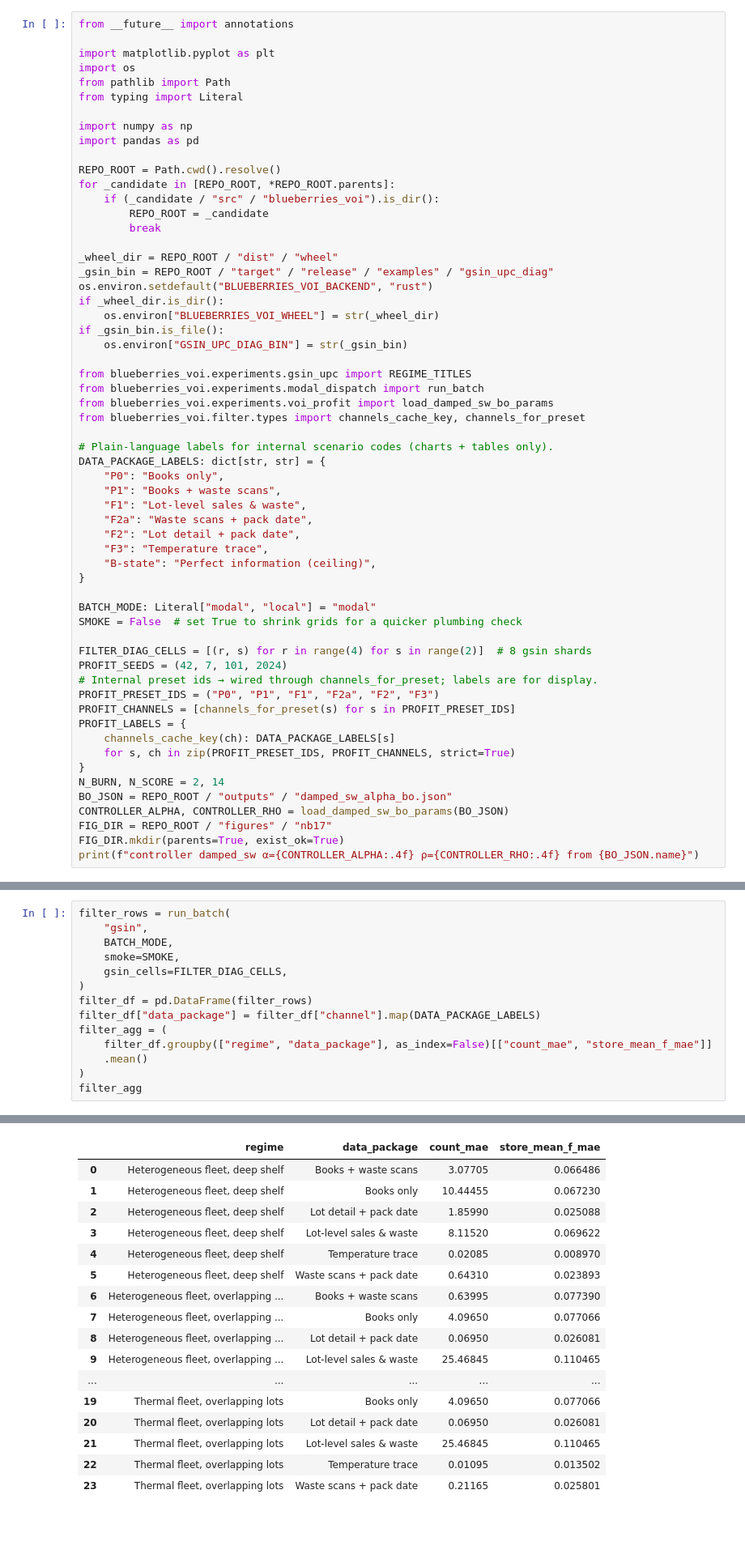
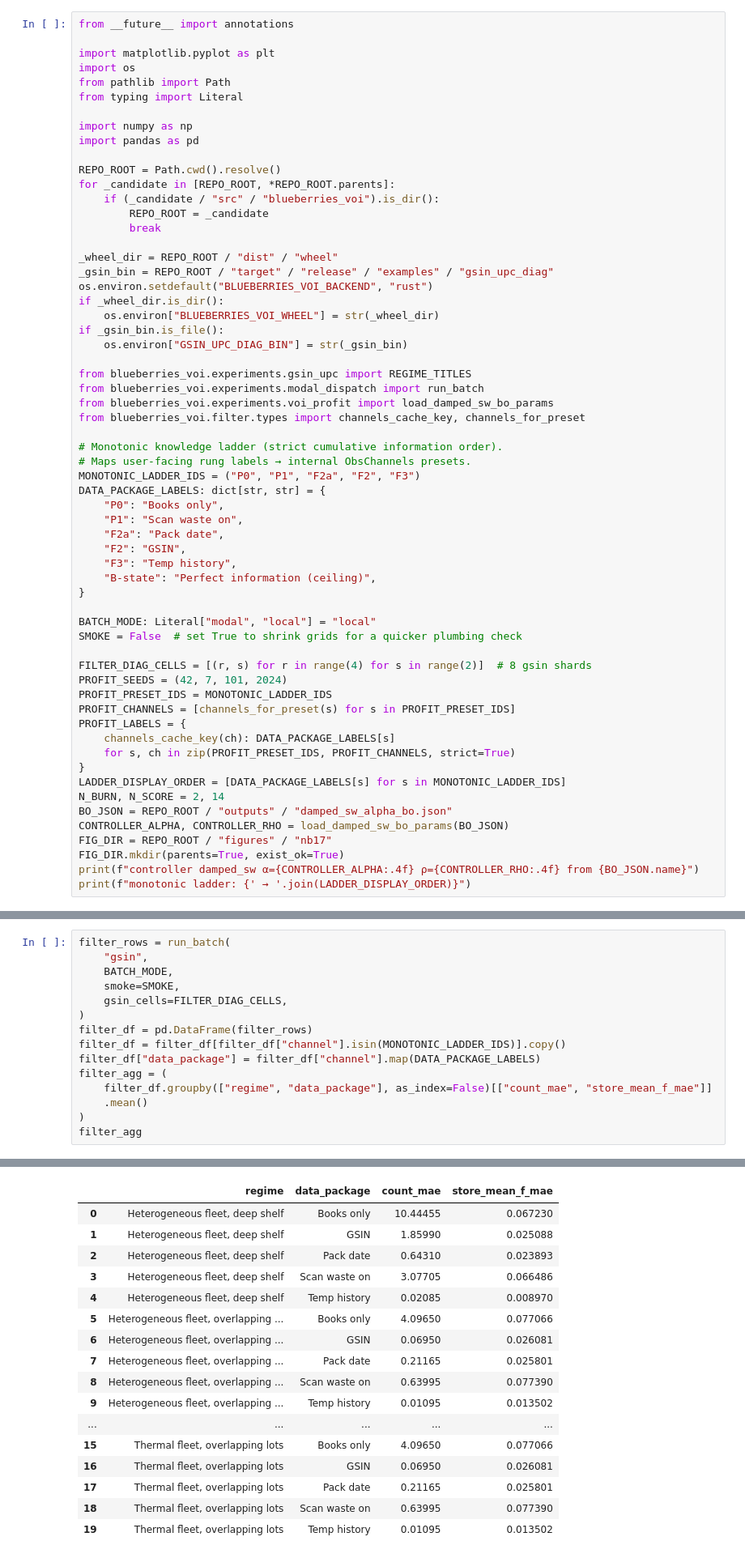
Before and after one commit to OliverEvans96/blueberries-voi, a Jupyter notebook: notebooks/17_prelim_channel_ladder.ipynb, the cells around one changed output, grey strips where cells are left out. Shown at 81% size. Saved outputs shown, nothing was run; the diff lists cells and outputs as text; blank space fills up the shorter version.

```diff
--- a/notebooks/17_prelim_channel_ladder.ipynb
+++ b/notebooks/17_prelim_channel_ladder.ipynb
@@ -89,34 +94,36 @@ from blueberries_voi.experiments.modal_dispatch import run_batch
 from blueberries_voi.experiments.voi_profit import load_damped_sw_bo_params
 from blueberries_voi.filter.types import channels_cache_key, channels_for_preset
 
-# Plain-language labels for internal scenario codes (charts + tables only).
+# Monotonic knowledge ladder (strict cumulative information order).
+# Maps user-facing rung labels → internal ObsChannels presets.
+MONOTONIC_LADDER_IDS = ("P0", "P1", "F2a", "F2", "F3")
 DATA_PACKAGE_LABELS: dict[str, str] = {
     "P0": "Books only",
-    "P1": "Books + waste scans",
-    "F1": "Lot-level sales & waste",
-    "F2a": "Waste scans + pack date",
-    "F2": "Lot detail + pack date",
-    "F3": "Temperature trace",
+    "P1": "Scan waste on",
+    "F2a": "Pack date",
+    "F2": "GSIN",
+    "F3": "Temp history",
     "B-state": "Perfect information (ceiling)",
 }
 
-BATCH_MODE: Literal["modal", "local"] = "modal"
+BATCH_MODE: Literal["modal", "local"] = "local"
 SMOKE = False  # set True to shrink grids for a quicker plumbing check
 
 FILTER_DIAG_CELLS = [(r, s) for r in range(4) for s in range(2)]  # 8 gsin shards
 PROFIT_SEEDS = (42, 7, 101, 2024)
-# Internal preset ids → wired through channels_for_preset; labels are for display.
-PROFIT_PRESET_IDS = ("P0", "P1", "F1", "F2a", "F2", "F3")
+PROFIT_PRESET_IDS = MONOTONIC_LADDER_IDS
 PROFIT_CHANNELS = [channels_for_preset(s) for s in PROFIT_PRESET_IDS]
 PROFIT_LABELS = {
     channels_cache_key(ch): DATA_PACKAGE_LABELS[s]
     for s, ch in zip(PROFIT_PRESET_IDS, PROFIT_CHANNELS, strict=True)
 }
+LADDER_DISPLAY_ORDER = [DATA_PACKAGE_LABELS[s] for s in MONOTONIC_LADDER_IDS]
 N_BURN, N_SCORE = 2, 14
 BO_JSON = REPO_ROOT / "outputs" / "damped_sw_alpha_bo.json"
 CONTROLLER_ALPHA, CONTROLLER_RHO = load_damped_sw_bo_params(BO_JSON)
 FIG_DIR = REPO_ROOT / "figures" / "nb17"
 FIG_DIR.mkdir(parents=True, exist_ok=True)
 print(f"controller damped_sw α={CONTROLLER_ALPHA:.4f} ρ={CONTROLLER_RHO:.4f} from {BO_JSON.name}")
+print(f"monotonic ladder: {' → '.join(LADDER_DISPLAY_ORDER)}")
 # %% [output]
 controller damped_sw α=0.8132 ρ=1.0000 from damped_sw_alpha_bo.json
@@ -142,6 +150,7 @@ filter_rows = run_batch(
     gsin_cells=FILTER_DIAG_CELLS,
 )
 filter_df = pd.DataFrame(filter_rows)
+filter_df = filter_df[filter_df["channel"].isin(MONOTONIC_LADDER_IDS)].copy()
 filter_df["data_package"] = filter_df["channel"].map(DATA_PACKAGE_LABELS)
 filter_agg = (
     filter_df.groupby(["regime", "data_package"], as_index=False)[["count_mae", "store_mean_f_mae"]]
@@ -153,18 +161,18 @@ filter_agg
 |  | regime | data_package | count_mae | store_mean_f_mae |
-| 0 | Heterogeneous fleet, deep shelf | Books + waste scans | 3.07705 | 0.066486 |
-| 1 | Heterogeneous fleet, deep shelf | Books only | 10.44455 | 0.067230 |
-| 2 | Heterogeneous fleet, deep shelf | Lot detail + pack date | 1.85990 | 0.025088 |
-| 3 | Heterogeneous fleet, deep shelf | Lot-level sales & waste | 8.11520 | 0.069622 |
-| 4 | Heterogeneous fleet, deep shelf | Temperature trace | 0.02085 | 0.008970 |
-| 5 | Heterogeneous fleet, deep shelf | Waste scans + pack date | 0.64310 | 0.023893 |
-| 6 | Heterogeneous fleet, overlapping ... | Books + waste scans | 0.63995 | 0.077390 |
-| 7 | Heterogeneous fleet, overlapping ... | Books only | 4.09650 | 0.077066 |
-| 8 | Heterogeneous fleet, overlapping ... | Lot detail + pack date | 0.06950 | 0.026081 |
-| 9 | Heterogeneous fleet, overlapping ... | Lot-level sales & waste | 25.46845 | 0.110465 |
+| 0 | Heterogeneous fleet, deep shelf | Books only | 10.44455 | 0.067230 |
+| 1 | Heterogeneous fleet, deep shelf | GSIN | 1.85990 | 0.025088 |
+| 2 | Heterogeneous fleet, deep shelf | Pack date | 0.64310 | 0.023893 |
+| 3 | Heterogeneous fleet, deep shelf | Scan waste on | 3.07705 | 0.066486 |
+| 4 | Heterogeneous fleet, deep shelf | Temp history | 0.02085 | 0.008970 |
+| 5 | Heterogeneous fleet, overlapping ... | Books only | 4.09650 | 0.077066 |
+| 6 | Heterogeneous fleet, overlapping ... | GSIN | 0.06950 | 0.026081 |
+| 7 | Heterogeneous fleet, overlapping ... | Pack date | 0.21165 | 0.025801 |
+| 8 | Heterogeneous fleet, overlapping ... | Scan waste on | 0.63995 | 0.077390 |
+| 9 | Heterogeneous fleet, overlapping ... | Temp history | 0.01095 | 0.013502 |
 | ... | ... | ... | ... | ... |
-| 19 | Thermal fleet, overlapping lots | Books only | 4.09650 | 0.077066 |
-| 20 | Thermal fleet, overlapping lots | Lot detail + pack date | 0.06950 | 0.026081 |
-| 21 | Thermal fleet, overlapping lots | Lot-level sales & waste | 25.46845 | 0.110465 |
-| 22 | Thermal fleet, overlapping lots | Temperature trace | 0.01095 | 0.013502 |
-| 23 | Thermal fleet, overlapping lots | Waste scans + pack date | 0.21165 | 0.025801 |
+| 15 | Thermal fleet, overlapping lots | Books only | 4.09650 | 0.077066 |
+| 16 | Thermal fleet, overlapping lots | GSIN | 0.06950 | 0.026081 |
+| 17 | Thermal fleet, overlapping lots | Pack date | 0.21165 | 0.025801 |
+| 18 | Thermal fleet, overlapping lots | Scan waste on | 0.63995 | 0.077390 |
+| 19 | Thermal fleet, overlapping lots | Temp history | 0.01095 | 0.013502 |
 # %%
```
Also changed, not shown: parts of 11 cells of this notebook, 3 other files.
